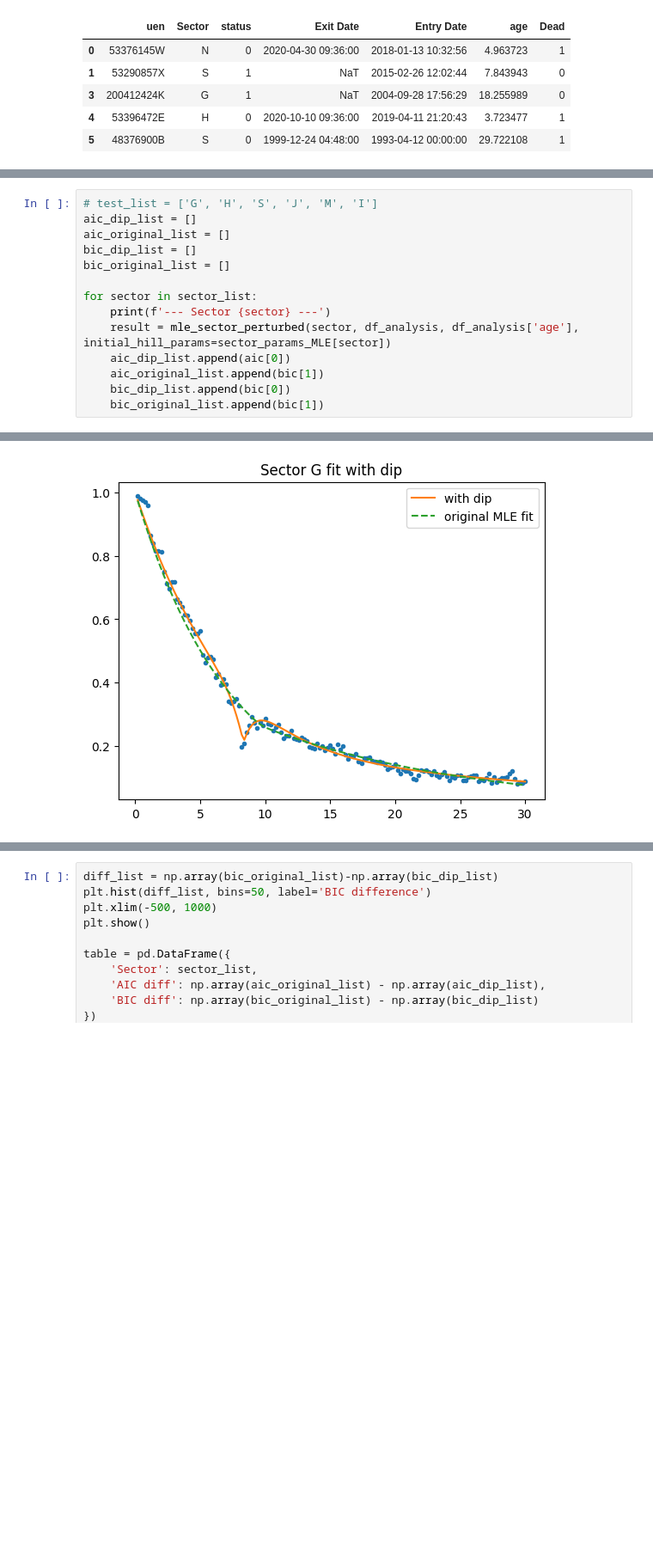
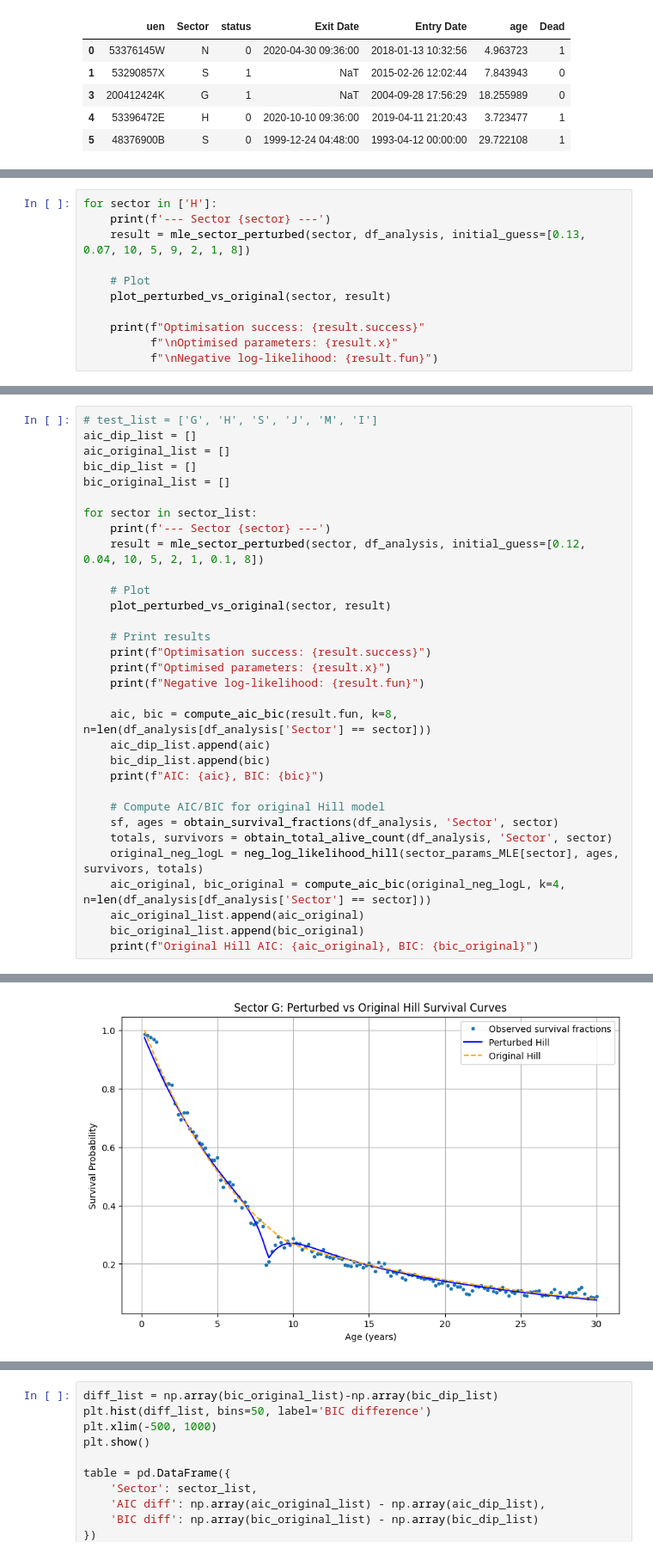
Before and after one commit to maxcyn/a-star, a Jupyter notebook: one_tail.ipynb, the cells around one changed output, grey strips where cells are left out. Shown at 86% size. Saved outputs shown, nothing was run; the diff lists cells and outputs as text; blank space fills up the shorter version.

```diff
--- a/one_tail.ipynb
+++ b/one_tail.ipynb
@@ -67,0 +116,11 @@ sector_params_MLE = dict(zip(sector_list, parameters))
+# %%
+for sector in ['H']:
+    print(f'--- Sector {sector} ---')
+    result = mle_sector_perturbed(sector, df_analysis, initial_guess=[0.13, 0.07, 10, 5, 9, 2, 1, 8])
+
+    # Plot
+    plot_perturbed_vs_original(sector, result)
+
+    print(f"Optimisation success: {result.success}"
+          f"\nOptimised parameters: {result.x}"
+          f"\nNegative log-likelihood: {result.fun}")
@@ -74,10 +140,28 @@ bic_original_list = []
 
 for sector in sector_list:
     print(f'--- Sector {sector} ---')
-    result = mle_sector_perturbed(sector, df_analysis, df_analysis['age'], initial_hill_params=sector_params_MLE[sector])
-    aic_dip_list.append(aic[0])
-    aic_original_list.append(bic[1])
-    bic_dip_list.append(bic[0])
-    bic_original_list.append(bic[1])
+    result = mle_sector_perturbed(sector, df_analysis, initial_guess=[0.12, 0.04, 10, 5, 2, 1, 0.1, 8])
+
+    # Plot
+    plot_perturbed_vs_original(sector, result)
+
+    # Print results
+    print(f"Optimisation success: {result.success}")
+    print(f"Optimised parameters: {result.x}")
+    print(f"Negative log-likelihood: {result.fun}")
+
+    aic, bic = compute_aic_bic(result.fun, k=8, n=len(df_analysis[df_analysis['Sector'] == sector]))
+    aic_dip_list.append(aic)
+    bic_dip_list.append(bic)
+    print(f"AIC: {aic}, BIC: {bic}")
+
+    # Compute AIC/BIC for original Hill model
+    sf, ages = obtain_survival_fractions(df_analysis, 'Sector', sector)
+    totals, survivors = obtain_total_alive_count(df_analysis, 'Sector', sector)
+    original_neg_logL = neg_log_likelihood_hill(sector_params_MLE[sector], ages, survivors, totals)
+    aic_original, bic_original = compute_aic_bic(original_neg_logL, k=4, n=len(df_analysis[df_analysis['Sector'] == sector]))
+    aic_original_list.append(aic_original)
+    bic_original_list.append(bic_original)
+    print(f"Original Hill AIC: {aic_original}, BIC: {bic_original}")
 # %% [output]
 --- Sector G ---
@@ -90 +168 @@ BIC with dip = 395548.8886110767
-[figure, old version]
+[figure, new version]
```
Also changed, not shown: parts of 4 cells of this notebook, 4 other files.
